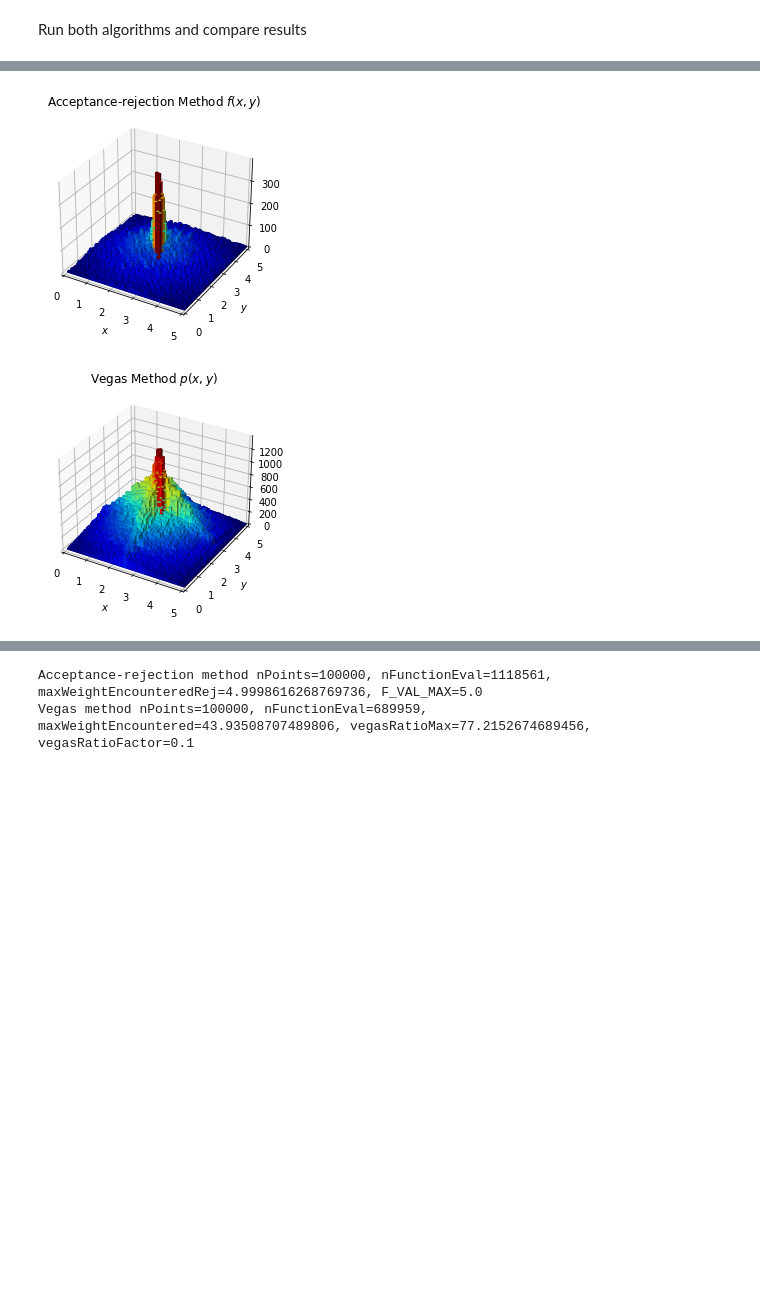
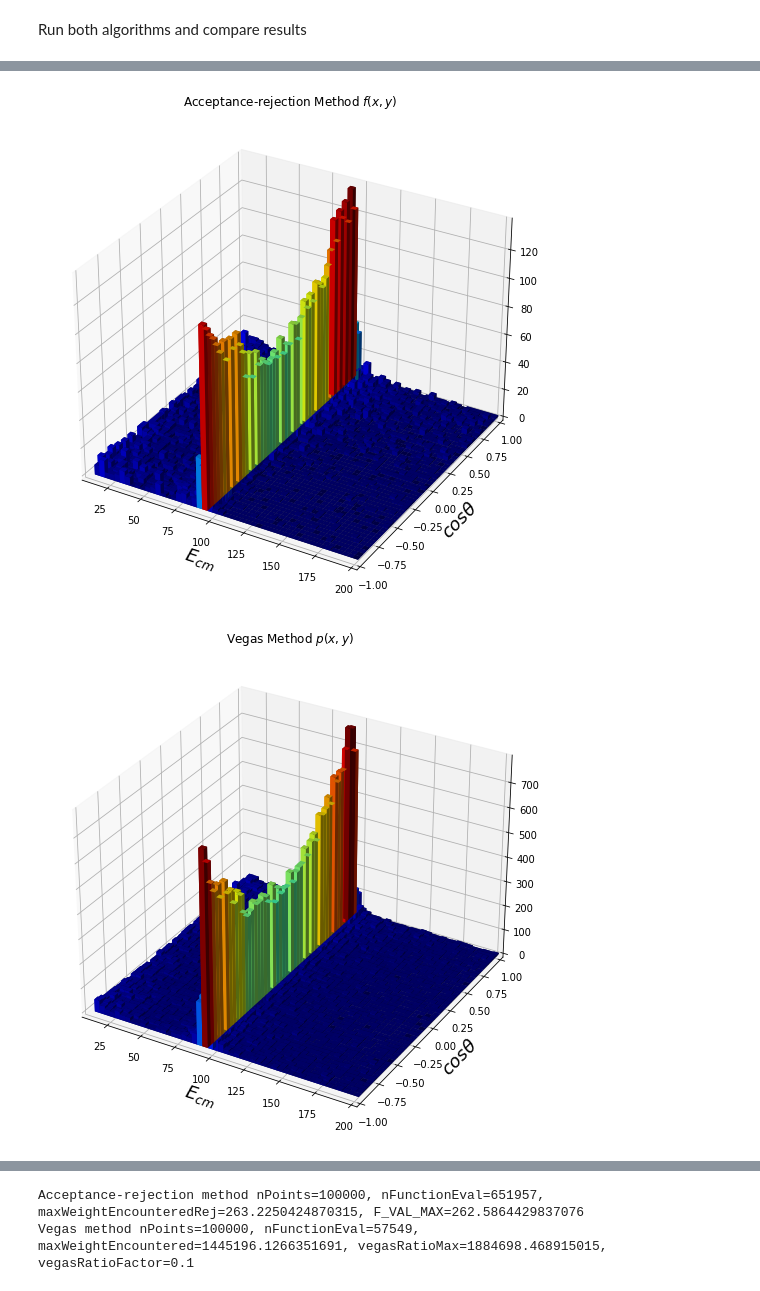
Before and after one commit to jdweitz/Drell-Yan-VEGAS-D, a Jupyter notebook: DY_VEGAS.ipynb, the cells around one changed output, grey strips where cells are left out. Cells and saved outputs as stored; diff of their text form; code cells hidden in the pictures; blank space fills up the shorter version.

```diff
--- a/DY_VEGAS.ipynb
+++ b/DY_VEGAS.ipynb
@@ -128,7 +133,7 @@ def brute_force(nPoints, seed=None):
 # %% [markdown]
 ## Vegas Method
 # %%
-def setup_intervals(NN=100, KK=2000, nIterations=4000, alpha_damp=1.5, seed=None):
+def setup_intervals(NN=100, KK=2000, nIterations=4000, alpha_damp=1.5, seed=None, method='SM'):
     """
     Input:
         NN: Number of intervals in [XMIN, XMAX] or [YMIN, YMAX]
@@ -154,7 +159,7 @@ def setup_intervals(NN=100, KK=2000, nIterations=4000, alpha_damp=1.5, seed=None
         xx = xLow[ixLow] + delx[ixLow] * generator.uniform(size=KK)
         iyLow = generator.randint(0, NN, size=KK)
         yy = yLow[iyLow] + dely[iyLow] * generator.uniform(size=KK)
-        ff = cross_section(xx, yy)
+        ff = cross_section(xx, yy,method=method)
         f2barx = np.array(
             [sum((ff[ixLow == i] / py[iyLow[ixLow == i]]) ** 2) for i in range(NN)]
         )
@@ -199,12 +202,17 @@ def vegas(
     nIterations=4000,
     alpha_damp=1.5,
     seed=None,
+    method='SM'
 ):
-    errs=0 # added error counter
-    xLow, yLow, delx, dely = setup_intervals(NN, KK, nIterations, alpha_damp, seed)
+    errs=0
+    if method=='SM':
+        F_MAX=F_VAL_MAX
+    elif method=='QED':
+        F_MAX=FMAX2
+    xLow, yLow, delx, dely = setup_intervals(NN, KK, nIterations, alpha_damp, seed,method=method)
     # vegasRatioMax = vegasRatioFactor * F_VAL_MAX * NN * NN * delx[NN - 2] * dely[NN - 2]  # we wanted to understand where the index NN-2 came from
     # vegasRatioMax = vegasRatioFactor * F_VAL_MAX * NN * NN * np.max(delx) * np.max(dely)  # in lab17 gaussian example, delx[NN-2] is the fourth largest delx
-    vegasRatioMax = vegasRatioFactor * F_VAL_MAX * NN * NN * np.min(delx) * np.min(dely) # in the original code, delx[NN-2] is the smalles delx (where the maximum occurs)
+    vegasRatioMax = vegasRatioFactor * F_MAX * NN * NN * np.min(delx) * np.min(dely) # in the original code, delx[NN-2] is the smalles delx (where the maximum occurs)
     nFunctionEval = 0
     yy1_vegas_method = []
     yy2_vegas_method = []
@@ -221,12 +229,12 @@ def vegas(
         yy1_vrho_method.append(xx)
         yy2_vrho_method.append(yy)
         nFunctionEval += 1
-        f_val = cross_section(xx, yy)
+        f_val = cross_section(xx, yy,method=method)
         ratio = f_val * NN * NN * delx[ixLow] * dely[iyLow]
         if ratio > maxWeightEncountered:
             maxWeightEncountered = ratio
         if ratio > vegasRatioMax:
-            errs+=1 # plus 1 to the counter
+            errs+=1
             print(
                 f"ratio={ratio} exceeds vegasRatioMax={vegasRatioMax}, yy={yy} program will now exit. Error number {errs}"
             )
@@ -236,9 +244,9 @@ def vegas(
             yy2_vegas_method.append(yy)
 
     return {
-        "yy1vrho": yy1_vrho_method,
+        "yy1vrho": np.sqrt(yy1_vrho_method),
         "yy2vrho": yy2_vrho_method,
-        "yy1vegas": yy1_vegas_method,
+        "yy1vegas": np.sqrt(yy1_vegas_method),
         "yy2vegas": yy2_vegas_method,
         "nFunEval": nFunctionEval,
         "maxWeightEncountered": maxWeightEncountered,
@@ -402,4 +378,0 @@ def lego_plot2d(xAmplitudes, yAmplitudes, nBins, xLabel, yLabel, title):
-# %%
-nPoints=10000
-vegasRatioFactor=4.2
-vg = vegas(nPoints, vegasRatioFactor)
@@ -434,0 +421,13 @@ Vegas method nPoints=10000, nFunctionEval=38883, maxWeightEncountered=1.12230628
+# %%
+nPoints=10000
+vegasRatioFactor=6
+nBins=50
+NN=100
+KK=2000
+nIterations=4000
+alpha_damp=1.5
+seed=None
+method='SM'
+
+bf = brute_force(nPoints, seed,method=method)
+vg = vegas(nPoints, vegasRatioFactor, NN, KK, nIterations, alpha_damp, seed,method=method)
@@ -435,5 +460,5 @@ Vegas method nPoints=10000, nFunctionEval=38883, maxWeightEncountered=1.12230628
 # %%
-plot_results(100_000, 0.1)
+plot_results2(100_000, 0.1, bf,vg)
 # %% [output]
-[figure, old version]
+[figure, new version]
-[figure, old version]
+[figure, new version]
@@ -441,2 +466,2 @@ plot_results(100_000, 0.1)
-Acceptance-rejection method nPoints=100000, nFunctionEval=1118561, maxWeightEncounteredRej=4.9998616268769736, F_VAL_MAX=5.0
-Vegas method nPoints=100000, nFunctionEval=689959, maxWeightEncountered=43.93508707489806, vegasRatioMax=77.2152674689456, vegasRatioFactor=0.1
+Acceptance-rejection method nPoints=100000, nFunctionEval=651957, maxWeightEncounteredRej=263.2250424870315, F_VAL_MAX=262.5864429837076
+Vegas method nPoints=100000, nFunctionEval=57549, maxWeightEncountered=1445196.1266351691, vegasRatioMax=1884698.468915015, vegasRatioFactor=0.1
```
Also changed, not shown: parts of 33 cells of this notebook.
